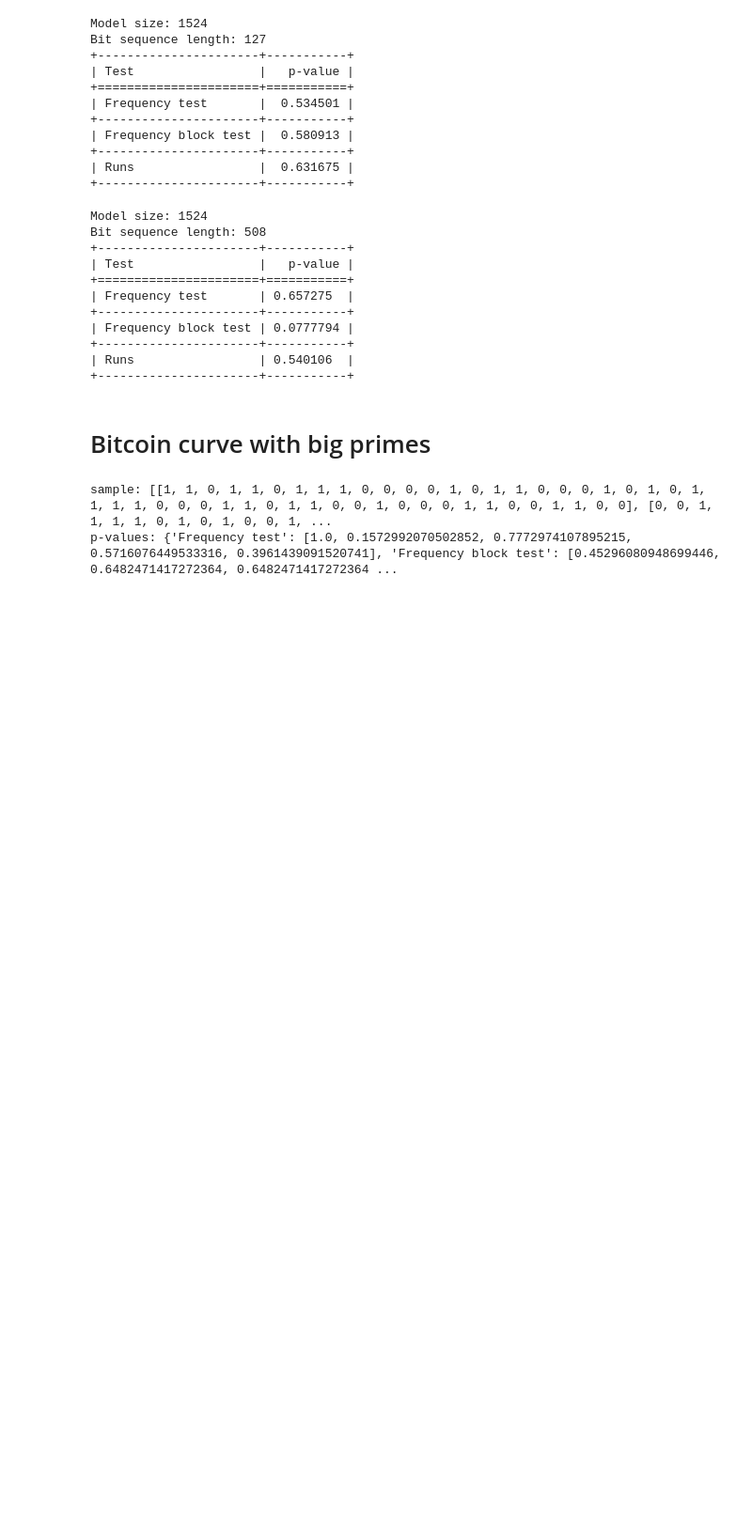
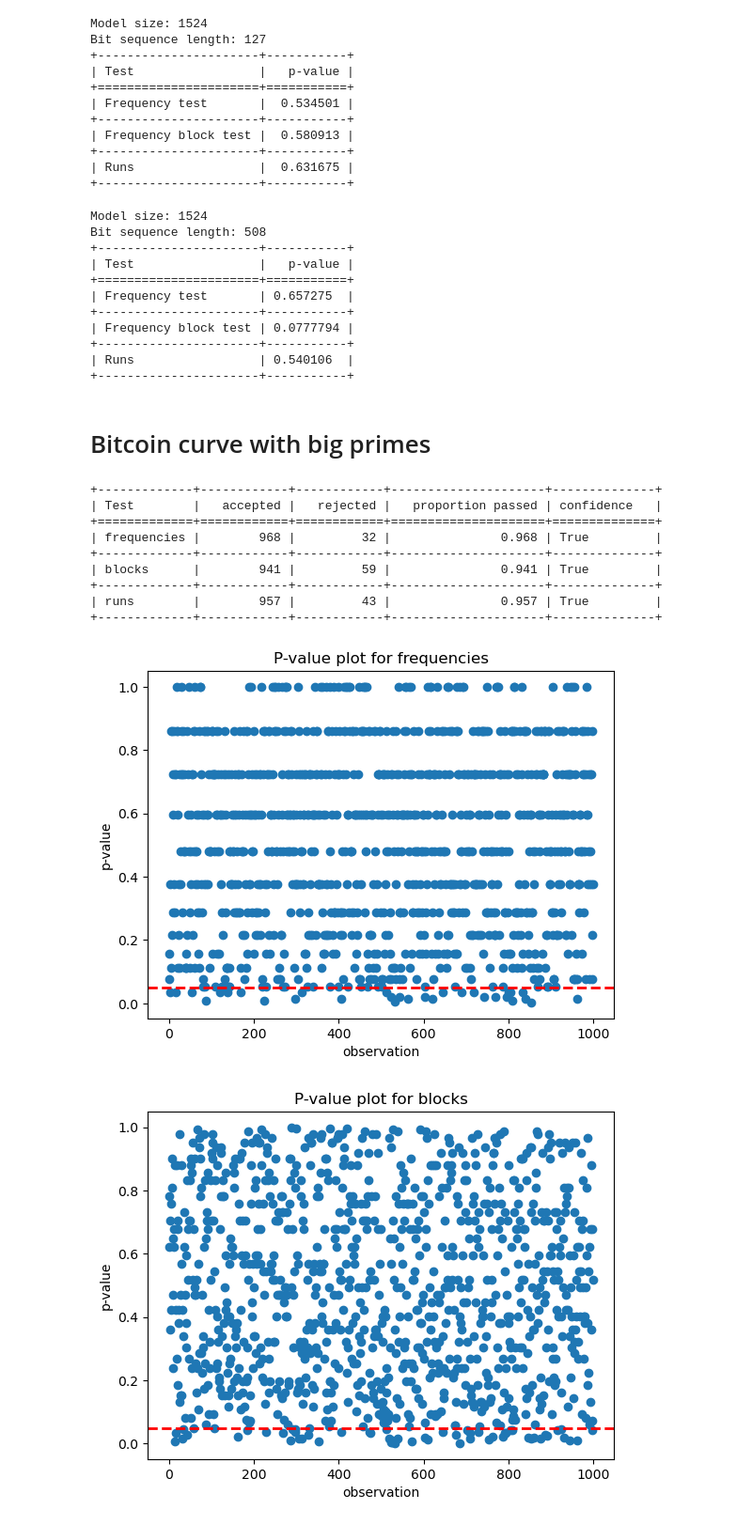
Before and after one commit to ycmev/LNU, a Jupyter notebook: ECPRNG.ipynb, the cells around one changed output. Shown at 94% size. Drawn from its saved outputs; the diff is of its cells as text; code cells hidden in the pictures; blank space fills up the shorter version.

```diff
--- a/ECPRNG.ipynb
+++ b/ECPRNG.ipynb
@@ -574,18 +621,31 @@ def pVals(lBits, n, M):
 # %%
 E = [0,7] #represents the elliptic curve y^2 = x^3 + 7
 p = 2**256 - 2**32 - 977
 x = 0x79BE667EF9DCBBAC55A06295CE870B07029BFCDB2DCE28D959F2815B16F81798
 y = 0x483ADA7726A3C4655DA4FBFC0E1108A8FD17B448A68554199C47D08FFB10D4B8
 G = [x, y]
-n = 50
-m = 5
-M = 3
+n = 128
+m = 1000
+M = 20
+alpha = 0.05
 
 S = generateKSequences(E, p, G, n, m)
-P = pVals(S, n, M)
+data = pVals(S, n, M)
 
-print("sample:",S)
-print("p-values:",P)
+metrics(data, m, alpha)
+
+plotPvals(data, "frequencies", m, alpha)
+plotPvals(data, "blocks", m, alpha)
+plotPvals(data, "runs", m, alpha)
 # %% [output]
-sample: [[1, 1, 0, 1, 1, 0, 1, 1, 1, 0, 0, 0, 0, 1, 0, 1, 1, 0, 0, 0, 1, 0, 1, 0, 1, 1, 1, 1, 0, 0, 0, 1, 1, 0, 1, 1, 0, 0, 1, 0, 0, 0, 1, 1, 0, 0, 1, 1, 0, 0], [0, 0, 1, 1, 1, 1, 0, 1, 0, 1, 0, 0, 1, ...
-p-values: {'Frequency test': [1.0, 0.1572992070502852, 0.7772974107895215, 0.5716076449533316, 0.3961439091520741], 'Frequency block test': [0.45296080948699446, 0.6482471417272364, 0.6482471417272364 ...
++-------------+------------+------------+---------------------+--------------+
+| Test        |   accepted |   rejected |   proportion passed | confidence   |
++=============+============+============+=====================+==============+
+| frequencies |        968 |         32 |               0.968 | True         |
++-------------+------------+------------+---------------------+--------------+
+| blocks      |        941 |         59 |               0.941 | True         |
++-------------+------------+------------+---------------------+--------------+
+| runs        |        957 |         43 |               0.957 | True         |
++-------------+------------+------------+---------------------+--------------+
+[figure, added]
+[figure, added]
```
Also changed, not shown: parts of 3 cells of this notebook.
